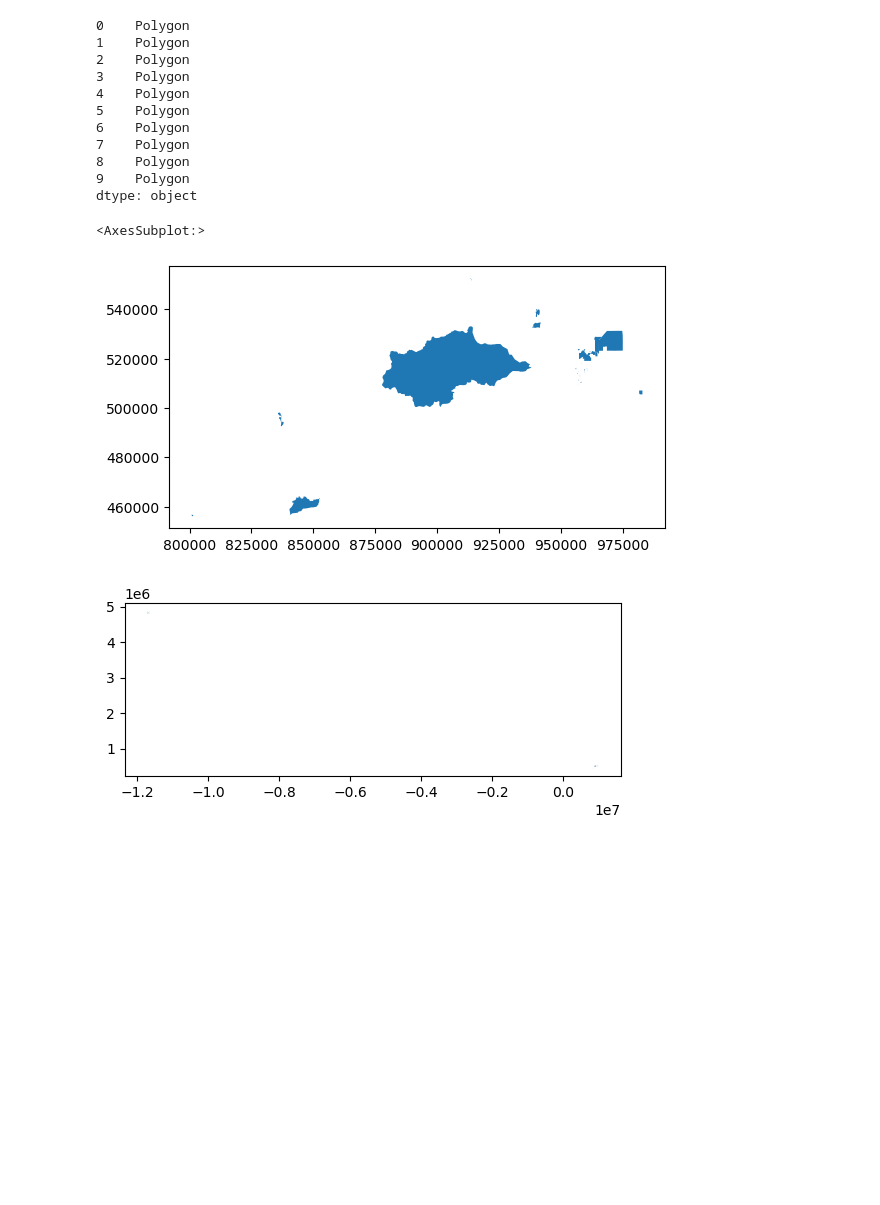
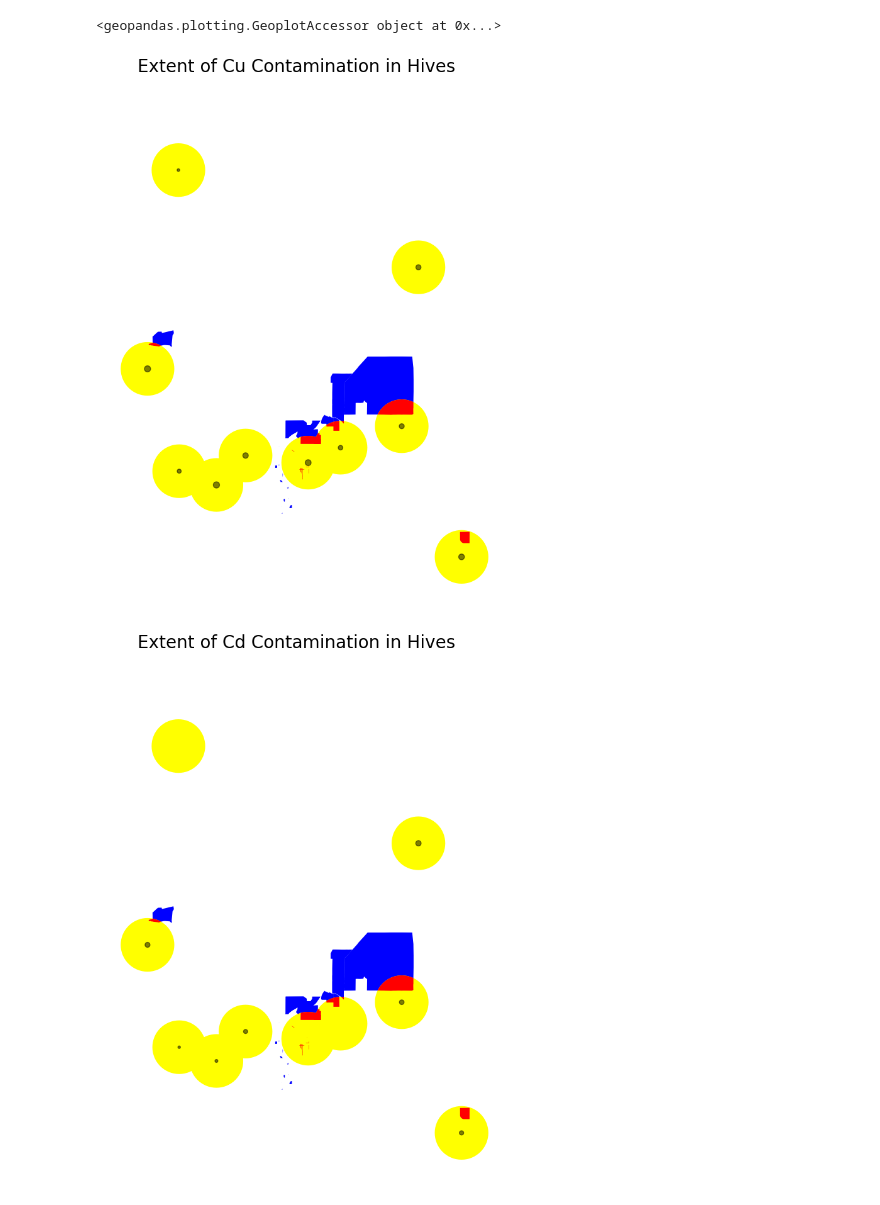
Before and after one commit to hannahrlarsen/GEOG5092_Final_Proj, a Jupyter notebook: finalproject.ipynb, the cells around one changed output. Cells and saved outputs as stored; diff of their text form; code cells hidden in the pictures; blank space fills up the shorter version.

```diff
--- a/finalproject.ipynb
+++ b/finalproject.ipynb
@@ -97,41 +65,45 @@ Sb: mean = 11.39, standard deviation = 1.2, max = 13.21, min = 9.68
 # %%
 #set the initial geodataframe crs
-coords_gdf.crs = "EPSG:26954"
+#WGS 84 / Pseudo-Mercator -- Spherical Mercator
+coords_gdf.crs = "EPSG:3857"
 
 #convert coordinates to a Colorado specific projection
-# coords_gdf = coords_gdf.to_crs('EPSG:3857')
-shapefile = shapefile.to_crs("EPSG:26954")
+shapefile = shapefile.to_crs("EPSG:3857")
 
-#buffer for 3 miles in meters (I think the buffer uses the CRS measurement for calculation, the CRS for EPSG:26954 is in meters so
-  #it wants meters for the buffer function
+#buffer for 3 miles in meters
 buffer = coords_gdf.buffer(4828.03)
 buffer = gpd.GeoDataFrame(gpd.GeoSeries(buffer))
 buffer = buffer.rename(columns={0: 'geometry'})
 buffer = buffer.set_geometry('geometry')
 
+intersection = gpd.overlay(buffer, shapefile, how='intersection')
 
-#Superfund sites that fall within one of the beehive buffers?
-# for hive in beehives_buffer:
-#   hive.intersection(shapefile)
-# intersection = gpd.overlay(buffer, shapefile, how='union')
-
-# intersection.plot()
-
-# #Export files to shapefile
-# beehives_gdf.to_file('beehive_locations.shp')
-# beehives_buffer.to_file('beehives_buffer.shp')
+# intersection.to_file('sf_overlap.shp')
 # %% [output]
-0    Polygon
-1    Polygon
-2    Polygon
-3    Polygon
-4    Polygon
-5    Polygon
-6    Polygon
-7    Polygon
-8    Polygon
-9    Polygon
-dtype: object
+<geopandas.plotting.GeoplotAccessor object at 0x...>
-<AxesSubplot:>
-[figure, removed]
-[figure, removed]
+# %%
+#create a geodataframe of only the superfund sites that intersect
+superfund = []
+for id1 in range(len(intersection)):
+    for id2 in range(len(shapefile)):
+        if shapefile['ID'][id2] == intersection['ID'][id1]:
+            xy = shapefile['geometry'][id2]
+            superfund.append(xy)
+
+superfunddf = pd.DataFrame(superfund)
+superfunddf = superfunddf.rename(columns={0: 'geometry'})
+superfundgdf = gpd.GeoDataFrame(superfunddf, geometry='geometry')
+# %%
+labels = ["Superfund Site", "Range of Hive", "Extent of Contamination"]
+for el in elnames:
+    fig, ax = plt.subplots(figsize=(10,10))
+    fig.suptitle(f'Extent of {el} Contamination in Hives', fontsize=20)
+    ms = hms_gdf[el]
+    superfundgdf.plot(ax=ax, color='blue')
+    buffer.plot(ax=ax, color='yellow')
+    intersection.plot(ax=ax, color='red')
+    hms_gdf.plot(markersize=ms * 20, ax=ax, color='black', alpha=0.5)
+    ax.set_axis_off()
+# %% [output]
+[figure, added]
+[figure, added]
```
Also changed, not shown: parts of 6 cells of this notebook.
